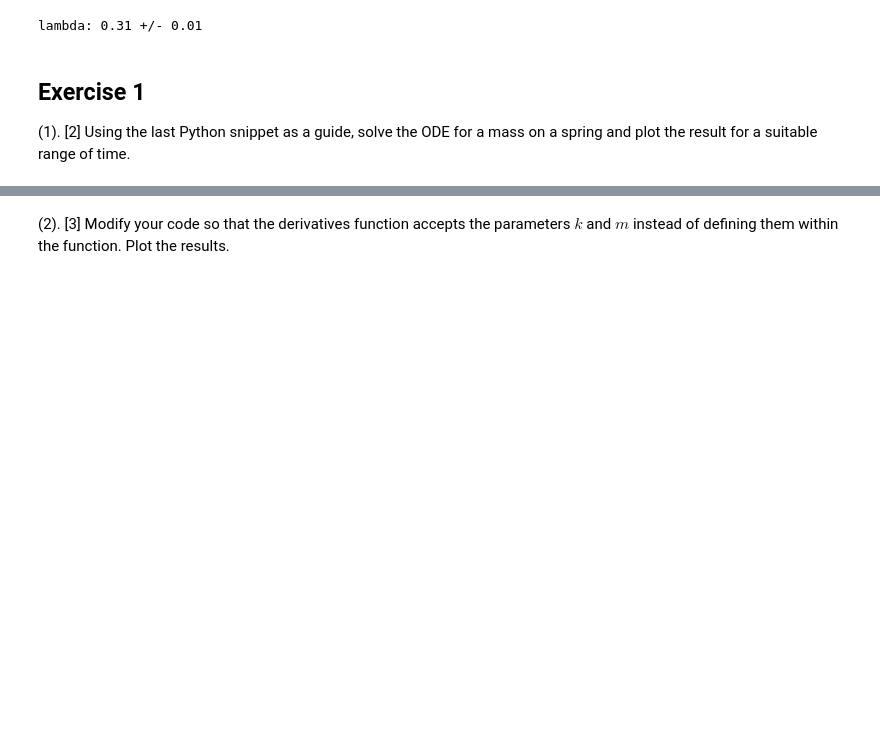
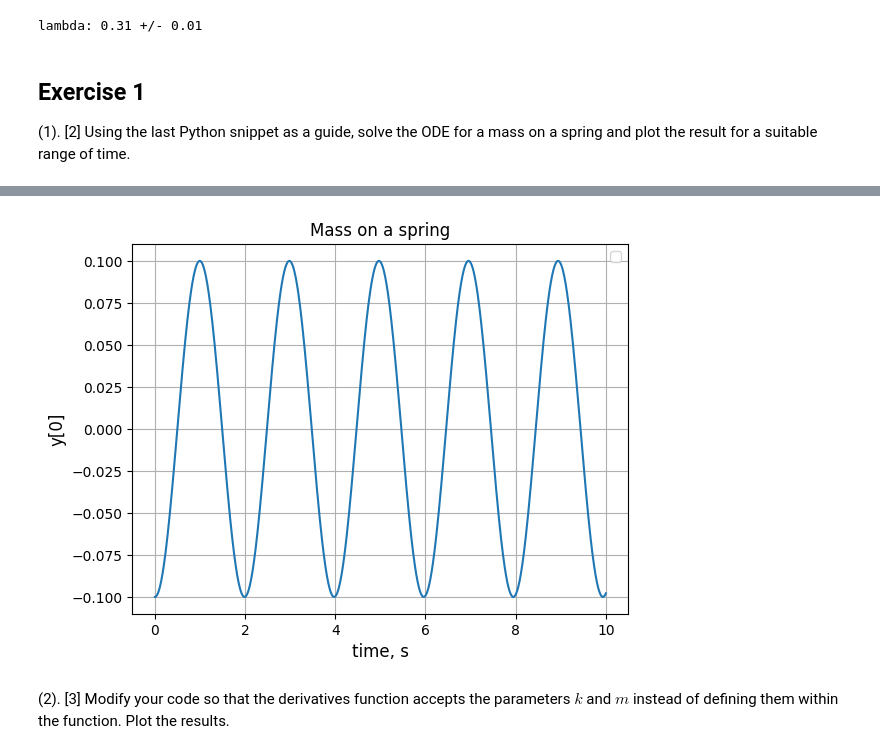
Before and after one commit to PX2145-2025/week-8-b-Lalsodagar-Adi, a Jupyter notebook: ODEs_Adi_Lalsodagar.ipynb, the cells around one changed output, grey strips where cells are left out. Saved outputs shown, nothing was run; the diff lists cells and outputs as text; code cells hidden in the pictures; blank space fills up the shorter version.

```diff
--- a/ODEs_Adi_Lalsodagar.ipynb
+++ b/ODEs_Adi_Lalsodagar.ipynb
@@ -231,3 +231,13 @@ lambda: 0.31 +/- 0.01
 ## Exercise 1
 
  (1). [2] Using the last Python snippet as a guide, solve the ODE for a mass on a spring and plot the result for a suitable range of time.
+# %%
+def f(y, t): # return derivatives of the array y
+    k = 10.0 # defining the value for the spring constant k, in N/m
+    m = 1.0 # defining the value for the mass, in kg
+    return [ y[1], # the first equation dy[0]/dt
+            -(k/m)*y[0] # the second equation dy[1]/dt
+           ]
+
+yinit = [0.1, 0] # TWO initial values, y and y'
+y = odeint(f, yinit , t)
@@ -234,3 +254,12 @@ lambda: 0.31 +/- 0.01
+# %%
+plt.plot(t, -y[:,0]) # plotting the zeroth derivative (i.e. integral)
+plt.xlabel('time, s', fontsize = 12)
+plt.ylabel('y[0]', fontsize = 12)
+plt.title('Mass on a spring')
+plt.legend()
+plt.grid()
+# %% [output]
+[figure, added]
 # %% [markdown]
  (2). [3] Modify your code so that the derivatives function accepts the parameters $k$ and $m$ instead of defining them within the function. Plot the results.
 # %% [markdown]
```
Also changed, not shown: parts of 1 cell of this notebook.
